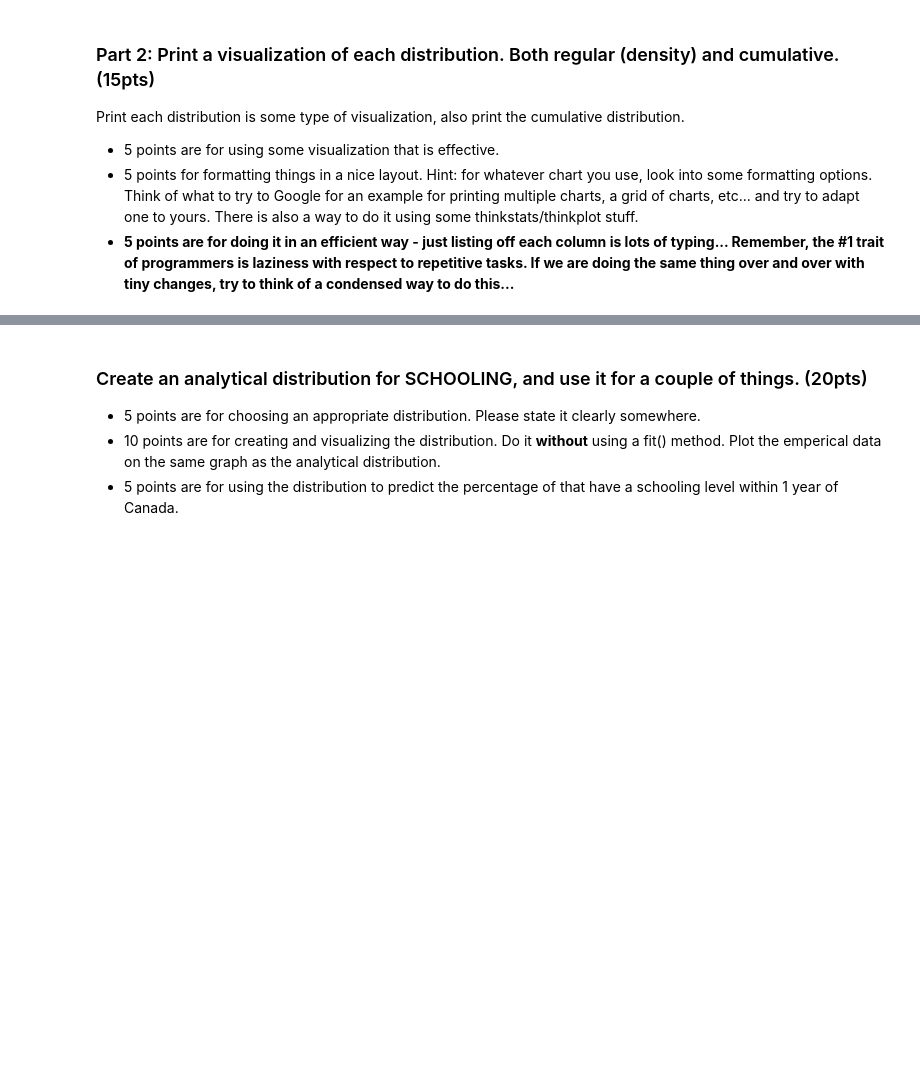
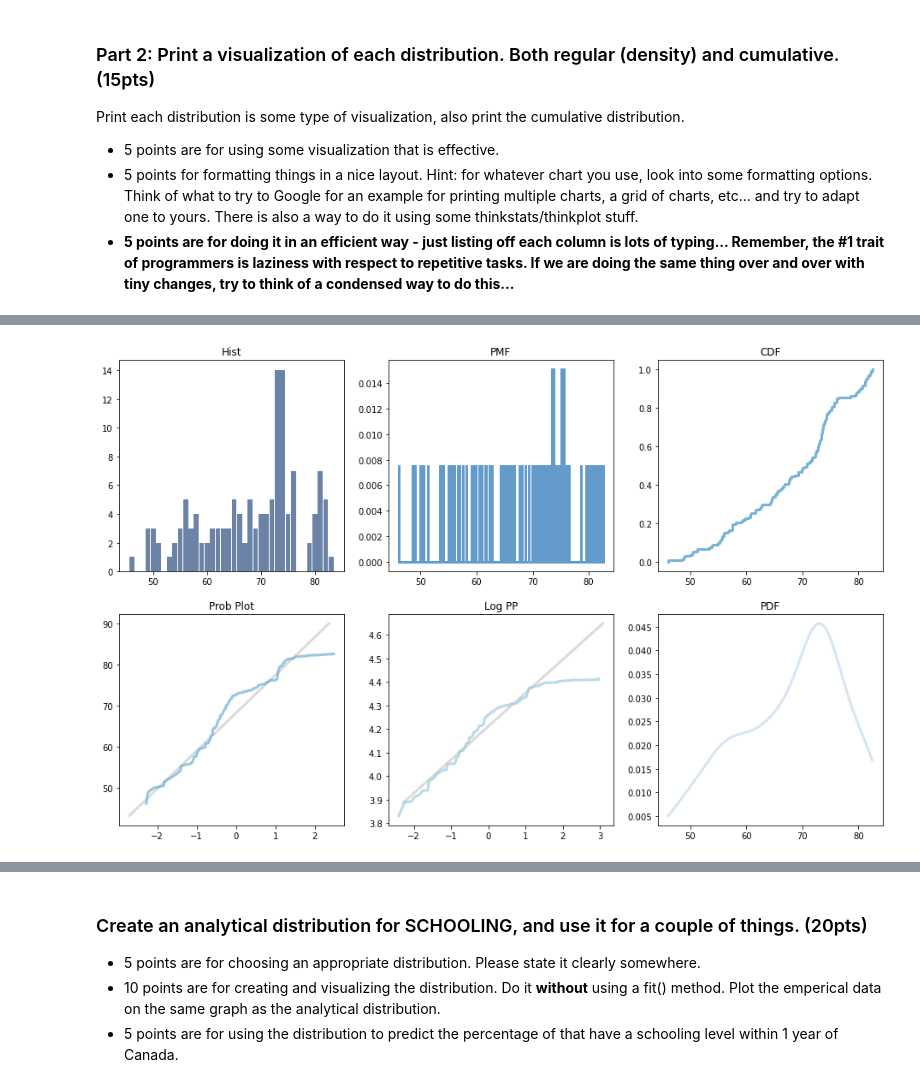
Before and after one commit to zareeiant/BSIP_Assignment_2_Students, a Jupyter notebook: stats_asn_2_start.ipynb, the cells around one changed output, grey strips where cells are left out. Drawn from its saved outputs; the diff is of its cells as text; code cells hidden in the pictures; blank space fills up the shorter version.

```diff
--- a/stats_asn_2_start.ipynb
+++ b/stats_asn_2_start.ipynb
@@ -53,0 +122,4 @@ Print each distribution is some type of visualization, also print the cumulative
+# %%
+bigGraph1(df,'Lifeexpectancy')
+# %% [output]
+[figure, added]
```
Also changed, not shown: parts of 27 cells of this notebook.
